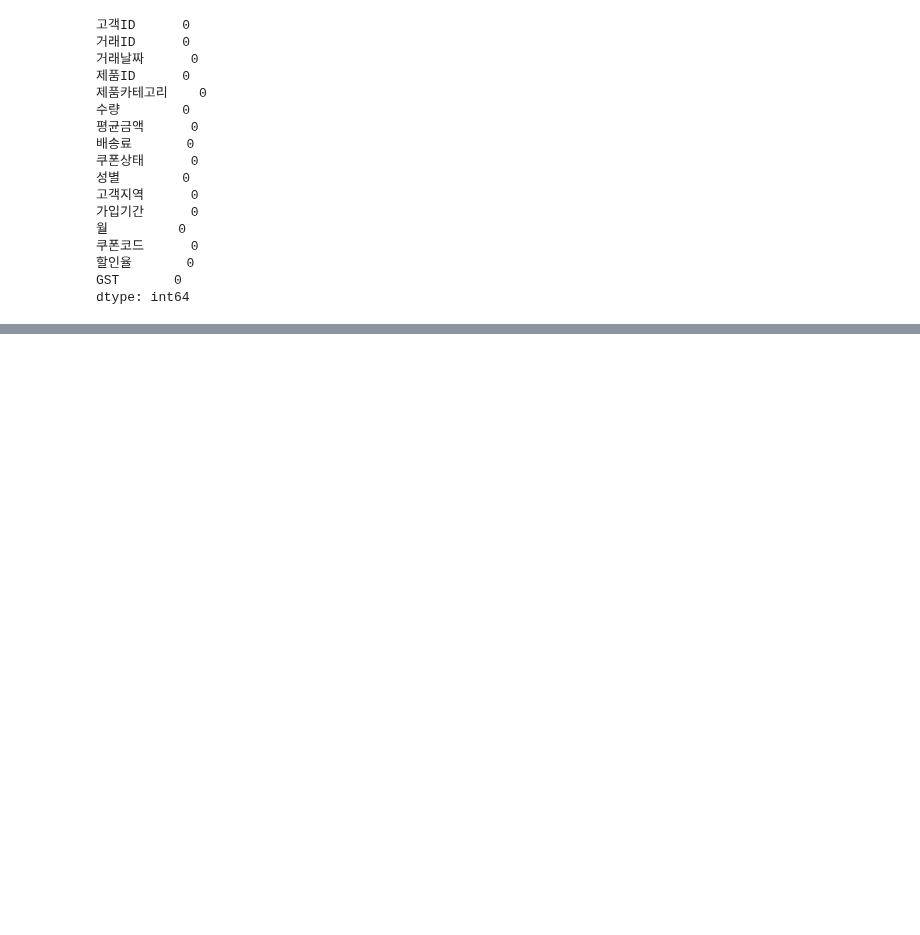
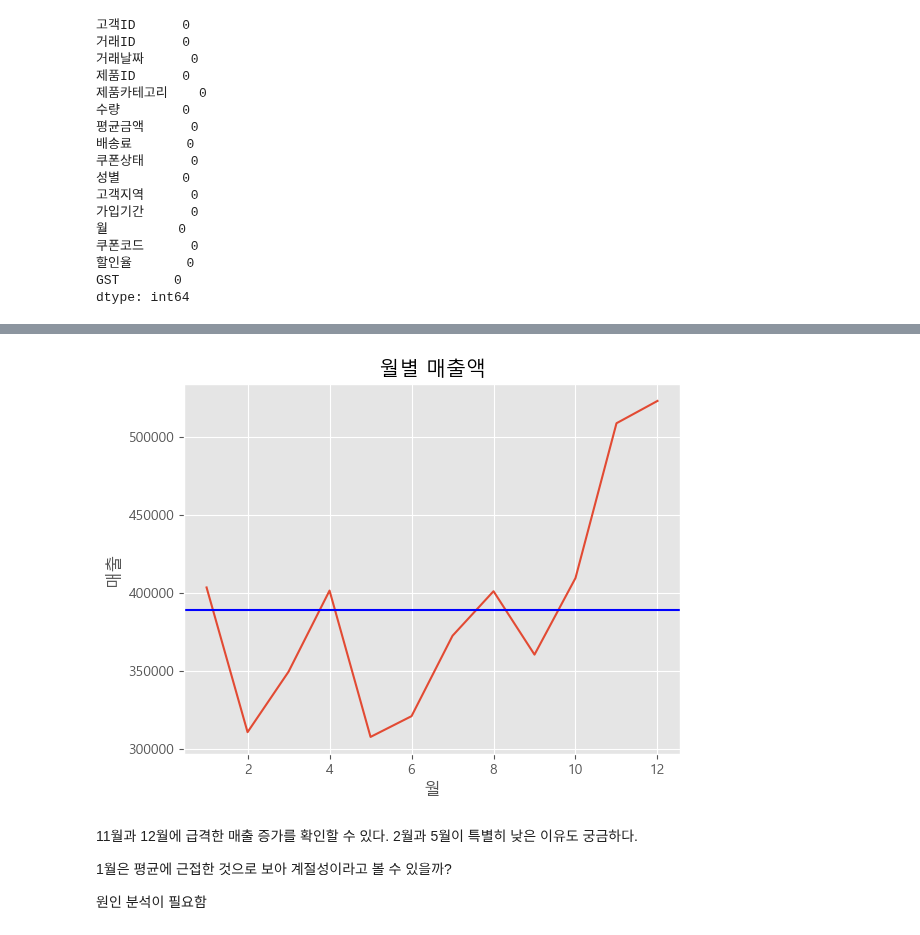
Before and after one commit to tiod0611/practice_language, a Jupyter notebook: python/데이터분석/ecommerce/훈태박사_공유코드.ipynb, the cells around one changed output, grey strips where cells are left out. Saved outputs shown, nothing was run; the diff lists cells and outputs as text; code cells hidden in the pictures; blank space fills up the shorter version.

```diff
--- a/python/데이터분석/ecommerce/훈태박사_공유코드.ipynb
+++ b/python/데이터분석/ecommerce/훈태박사_공유코드.ipynb
@@ -411,0 +528,3 @@ dtype: int64
+# %%
+# 매출 칼럼 만들기
+df['매출'] = df['수량'] * df['평균금액']
@@ -411,0 +539,3 @@ dtype: int64
+# %%
+monthly_sales = df.groupby(['월'])['매출'].sum().reset_index().sort_values(by='월')
+monthly_sales
@@ -411,0 +556,15 @@ dtype: int64
+# %%
+# 그래프 그리기
+sns.lineplot(data=monthly_sales, x='월', y='매출')
+plt.axhline(np.mean(monthly_sales['매출']), color='b')
+plt.title("월별 매출액")
+plt.show()
+# %% [output]
+[figure, added]
+# %% [markdown]
+11월과 12월에 급격한 매출 증가를 확인할 수 있다.
+2월과 5월이 특별히 낮은 이유도 궁금하다.
+
+1월은 평균에 근접한 것으로 보아 계절성이라고 볼 수 있을까?
+
+원인 분석이 필요함
```
Also changed, not shown: parts of 21 cells of this notebook.
